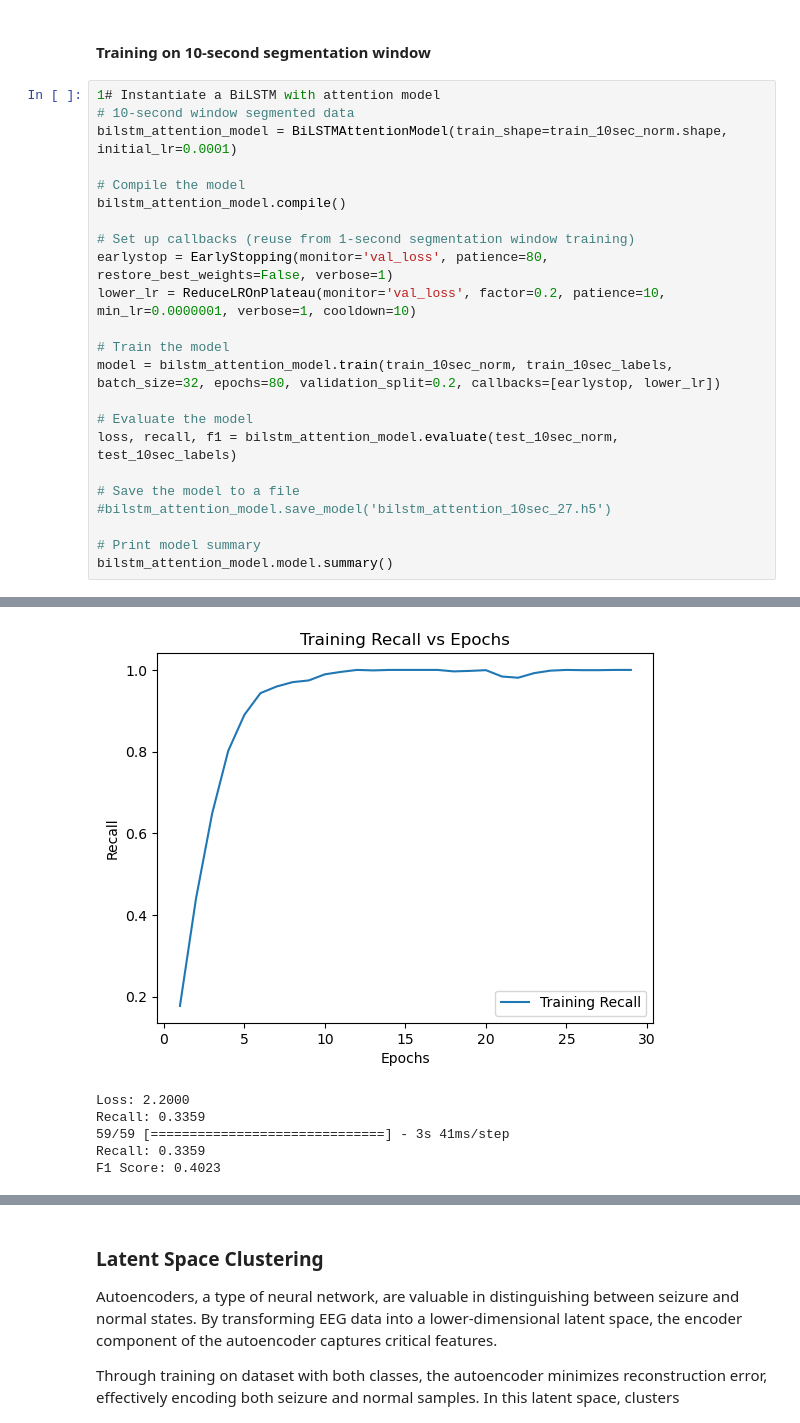
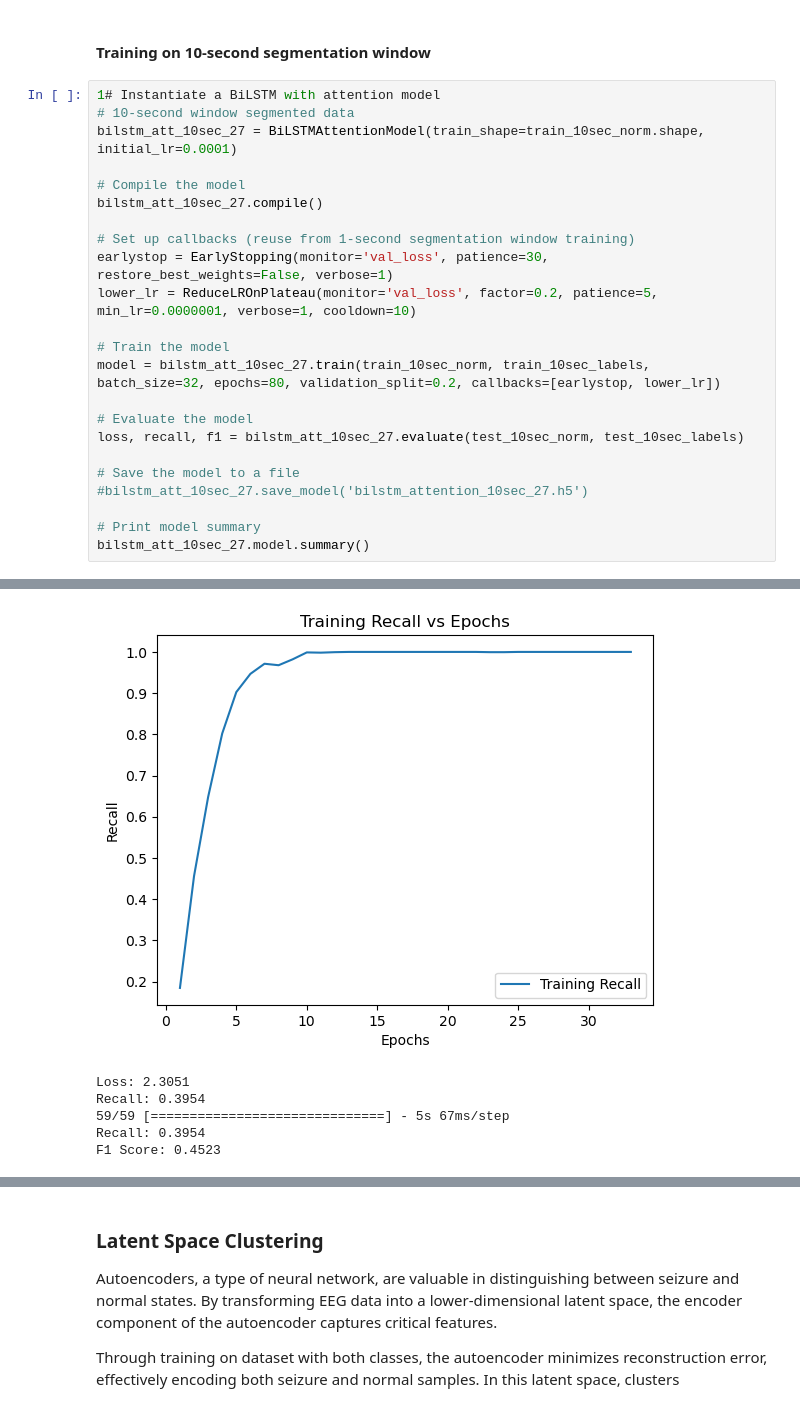
Before and after one commit to uol5/CM3070_SeizureDetection, a Jupyter notebook: main.ipynb, the cells around one changed output, grey strips where cells are left out. Cells and saved outputs as stored; diff of their text form.

```diff
--- a/main.ipynb
+++ b/main.ipynb
@@ -1647,24 +1647,24 @@ ________________________________________________________________________________
 # %%
 1# Instantiate a BiLSTM with attention model
 # 10-second window segmented data
-bilstm_attention_model = BiLSTMAttentionModel(train_shape=train_10sec_norm.shape, initial_lr=0.0001)
+bilstm_att_10sec_27 = BiLSTMAttentionModel(train_shape=train_10sec_norm.shape, initial_lr=0.0001)
 
 # Compile the model
-bilstm_attention_model.compile()
+bilstm_att_10sec_27.compile()
 
 # Set up callbacks (reuse from 1-second segmentation window training)
-earlystop = EarlyStopping(monitor='val_loss', patience=80, restore_best_weights=False, verbose=1)
-lower_lr = ReduceLROnPlateau(monitor='val_loss', factor=0.2, patience=10, min_lr=0.0000001, verbose=1, cooldown=10)
+earlystop = EarlyStopping(monitor='val_loss', patience=30, restore_best_weights=False, verbose=1)
+lower_lr = ReduceLROnPlateau(monitor='val_loss', factor=0.2, patience=5, min_lr=0.0000001, verbose=1, cooldown=10)
 
 # Train the model
-model = bilstm_attention_model.train(train_10sec_norm, train_10sec_labels, batch_size=32, epochs=80, validation_split=0.2, callbacks=[earlystop, lower_lr])
+model = bilstm_att_10sec_27.train(train_10sec_norm, train_10sec_labels, batch_size=32, epochs=80, validation_split=0.2, callbacks=[earlystop, lower_lr])
 
 # Evaluate the model
-loss, recall, f1 = bilstm_attention_model.evaluate(test_10sec_norm, test_10sec_labels)
+loss, recall, f1 = bilstm_att_10sec_27.evaluate(test_10sec_norm, test_10sec_labels)
 
 # Save the model to a file
-#bilstm_attention_model.save_model('bilstm_attention_10sec_27.h5')
+#bilstm_att_10sec_27.save_model('bilstm_attention_10sec_27.h5')
 
 # Print model summary
-bilstm_attention_model.model.summary()
+bilstm_att_10sec_27.model.summary()
 # %% [output]
@@ -1688,6 +1688,6 @@ Epoch 29: early stopping
-[figure, old version]
+[figure, new version]
-Loss: 2.2000
-Recall: 0.3359
-59/59 [==============================] - 3s 41ms/step
-Recall: 0.3359
-F1 Score: 0.4023
+Loss: 2.3051
+Recall: 0.3954
+59/59 [==============================] - 5s 67ms/step
+Recall: 0.3954
+F1 Score: 0.4523
```
Also changed, not shown: parts of 3 cells of this notebook.
